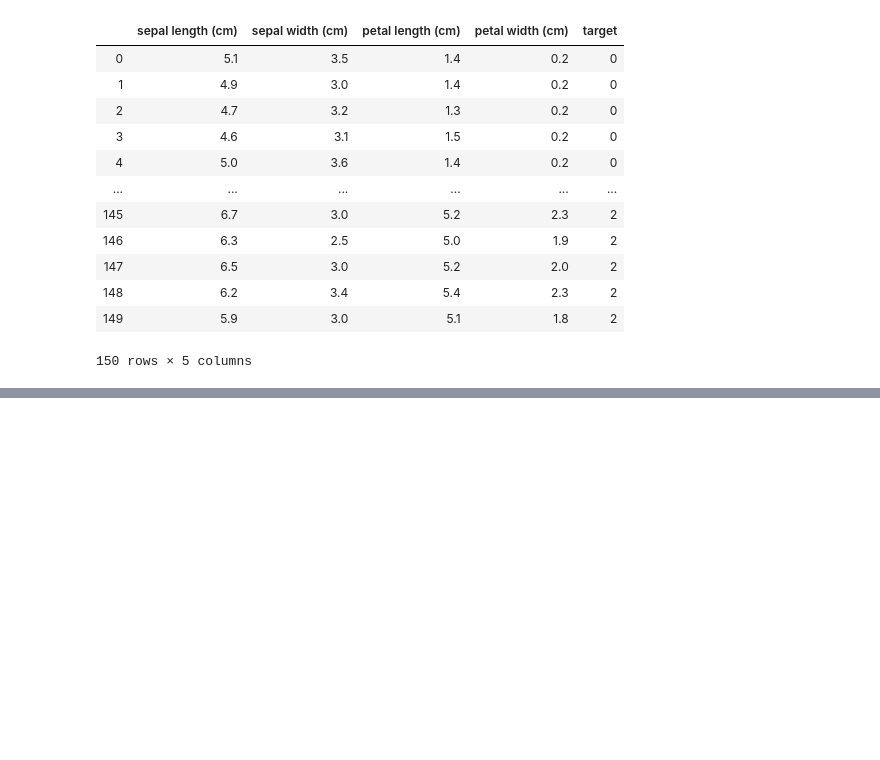
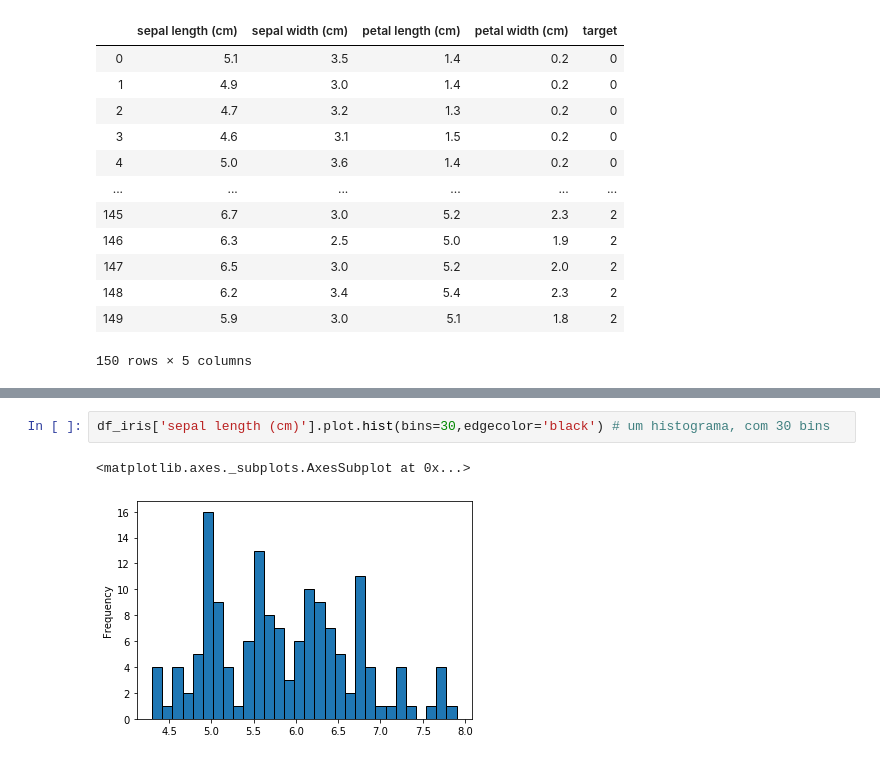
Before and after one commit to Manuelfjr/DSwithPython, a Jupyter notebook: bibliotecas/Pandas/pandas_class.ipynb, the cells around one changed output, grey strips where cells are left out. Cells and saved outputs as stored; diff of their text form; blank space fills up the shorter version.

```diff
--- a/bibliotecas/Pandas/pandas_class.ipynb
+++ b/bibliotecas/Pandas/pandas_class.ipynb
@@ -208,0 +223,5 @@ df_iris.drop(['example'],axis=1,inplace = False) # perceba que informo axis = 1,
+# %%
+df_iris['sepal length (cm)'].plot.hist(bins=30,edgecolor='black') # um histograma, com 30 bins
+# %% [output]
+<matplotlib.axes._subplots.AxesSubplot at 0x...>
+[figure, added]
```
Also changed, not shown: parts of 12 cells of this notebook, 1 other file.
